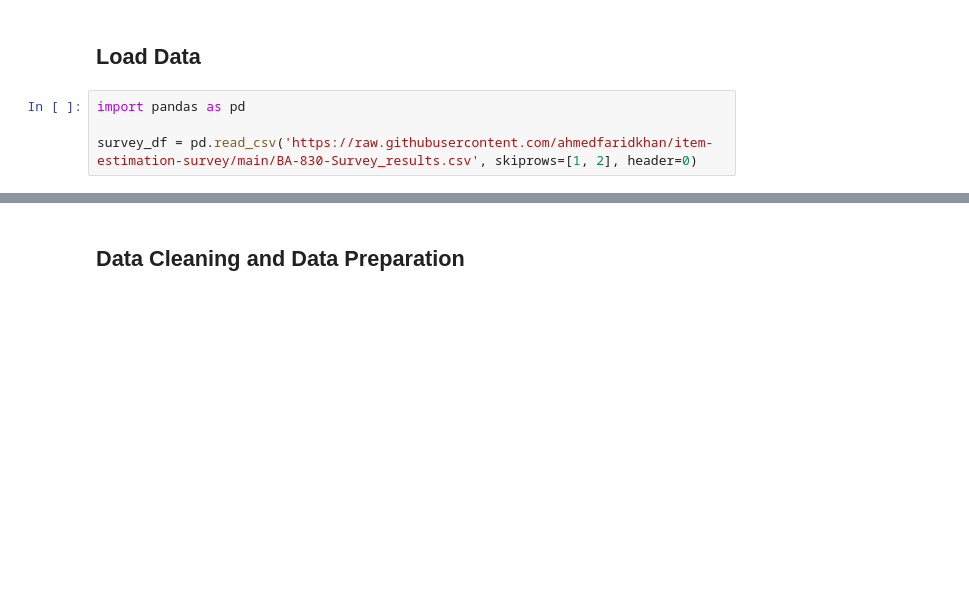
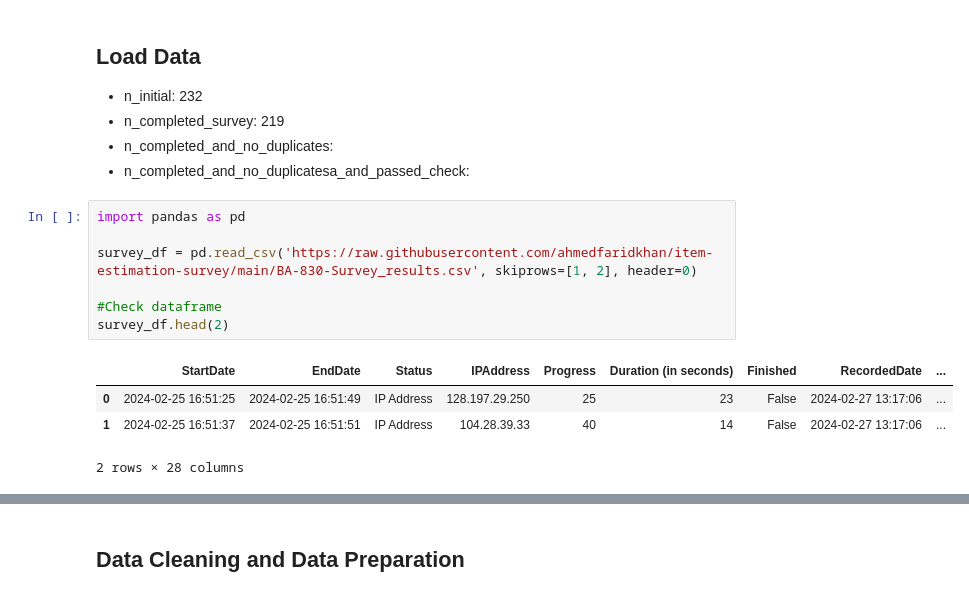
Before and after one commit to ahmedfaridkhan/item-estimation-survey, a Jupyter notebook: BA830_analysis.ipynb, the cells around one changed output, grey strips where cells are left out. Cells and saved outputs as stored; diff of their text form; blank space fills up the shorter version.

```diff
--- a/BA830_analysis.ipynb
+++ b/BA830_analysis.ipynb
@@ -1,6 +1,19 @@
 # %% [markdown]
 ## Load Data
+
+* n_initial: 232
+* n_completed_survey: 219
+* n_completed_and_no_duplicates:
+* n_completed_and_no_duplicatesa_and_passed_check:
 # %%
 import pandas as pd
 
 survey_df = pd.read_csv('https://raw.githubusercontent.com/ahmedfaridkhan/item-estimation-survey/main/BA-830-Survey_results.csv', skiprows=[1, 2], header=0)
+
+#Check dataframe
+survey_df.head(2)
+# %% [output]
+|  | StartDate | EndDate | Status | IPAddress | Progress | Duration (in seconds) | Finished | RecordedDate | ... |
+| 0 | 2024-02-25 16:51:25 | 2024-02-25 16:51:49 | IP Address | 128.197.29.250 | 25 | 23 | False | 2024-02-27 13:17:06 | ... |
+| 1 | 2024-02-25 16:51:37 | 2024-02-25 16:51:51 | IP Address | 104.28.39.33 | 40 | 14 | False | 2024-02-27 13:17:06 | ... |
+2 rows × 28 columns
```
Also changed, not shown: parts of 41 cells of this notebook, 3 other files.
